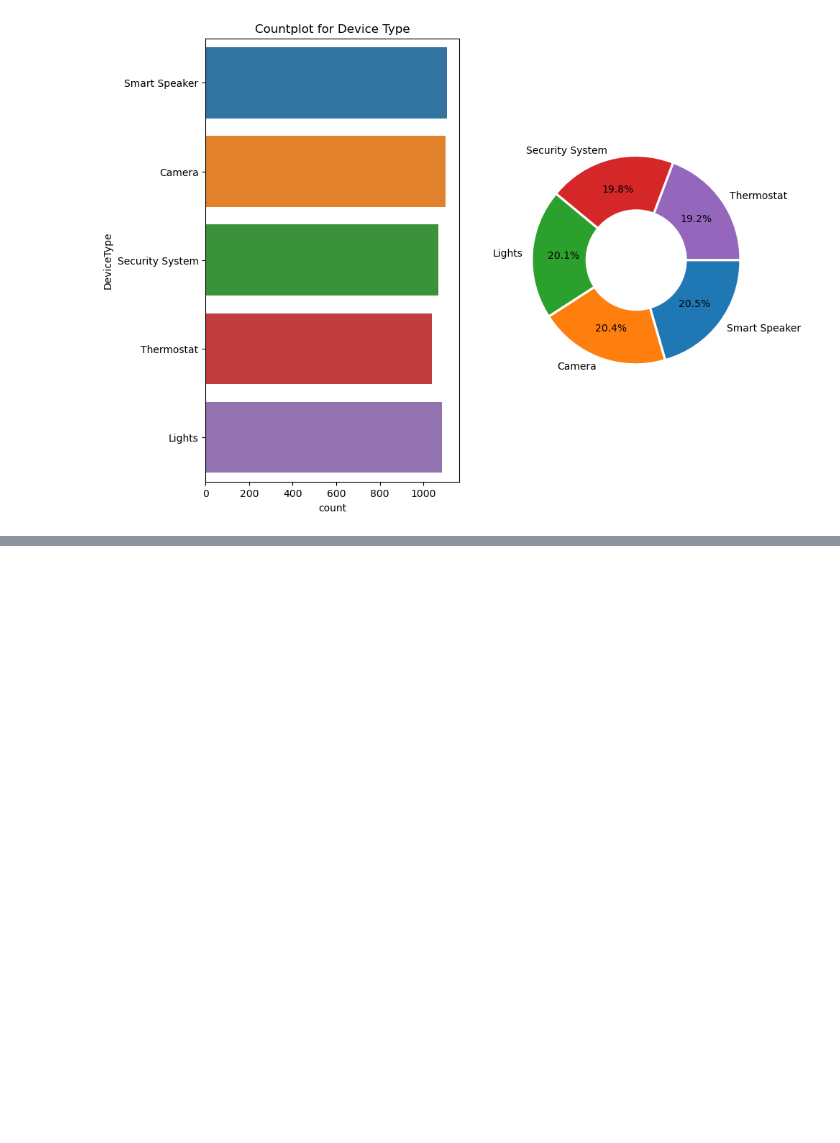
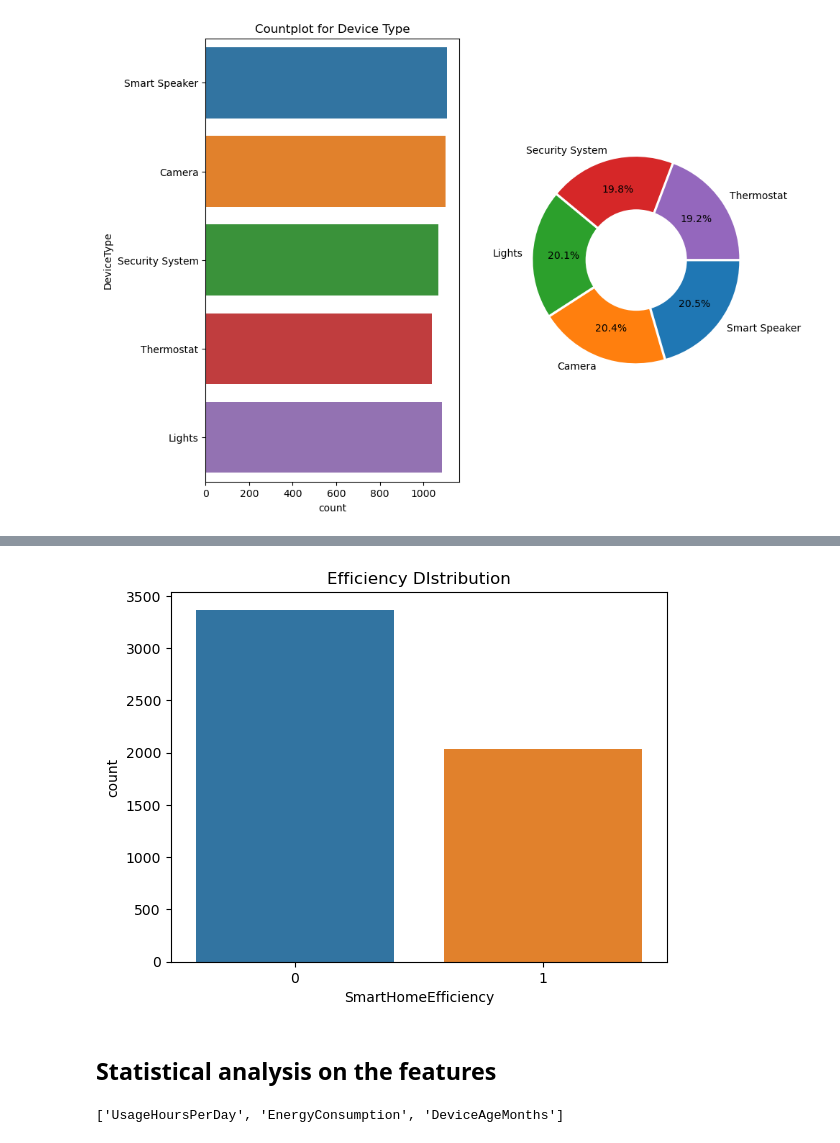
Before and after one commit to SayanGhosh1489/SmartHomeDevice, a Jupyter notebook: Trials.ipynb, the cells around one changed output, grey strips where cells are left out. Saved outputs shown, nothing was run; the diff lists cells and outputs as text; code cells hidden in the pictures; blank space fills up the shorter version.

```diff
--- a/Trials.ipynb
+++ b/Trials.ipynb
@@ -80,0 +87,6 @@ plt.show()
+# %%
+sns.countplot(x = data['SmartHomeEfficiency'])
+plt.title('Efficiency DIstribution')
+plt.show()
+# %% [output]
+[figure, added]
@@ -80,0 +96,2 @@ plt.show()
+# %% [markdown]
+## Statistical analysis on the features
@@ -80,0 +116,4 @@ plt.show()
+# %%
+num_cols
+# %% [output]
+['UsageHoursPerDay', 'EnergyConsumption', 'DeviceAgeMonths']
```
Also changed, not shown: parts of 15 cells of this notebook.
